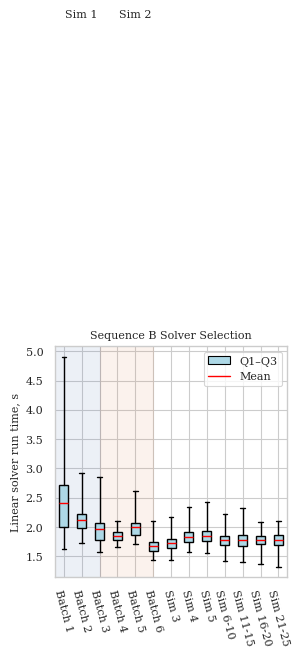
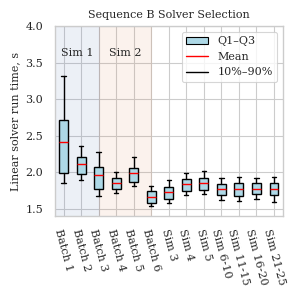
Code edit (unified diff) that turned the first committed figure into the second:
--- before
+++ after
@@ -33,5 +33,5 @@
     meanprops=dict(linestyle="-", linewidth=1, color="red"),  # mean as red line
     flierprops=dict(marker="", linestyle="none"),  # disables outliers
-    whis=[0, 100],  # whiskers go to min and max
+    whis=[10, 90],
 )
 
@@ -43,6 +43,6 @@
     rotation=-75
 )
-plt.text(2, 10.7, 'Sim 1', ha='center')
-plt.text(5, 10.7, 'Sim 2', ha='center')
+plt.text(1.8, 3.6, 'Sim 1', ha='center')
+plt.text(4.5, 3.6, 'Sim 2', ha='center')
 
 plt.xlim(left=0.5)
@@ -51,7 +51,8 @@
 mean_line = mlines.Line2D([], [], color='red', linestyle='-', linewidth=1, label='Mean')
 iqr_box = mpatches.Patch(facecolor='lightblue', edgecolor='black', label='Q1–Q3')
-plt.legend(handles=[iqr_box, mean_line], loc='upper right')
+whiskers_legend = mlines.Line2D([], [], color='black', linewidth=1, label='10%–90%')
+plt.legend(handles=[iqr_box, mean_line, whiskers_legend], loc='upper right')
 
-# plt.xlabel("Batch number Sequence B")
+plt.ylim(top=4, bottom=1.4)
 plt.ylabel(r"Linear solver run time, s")
 plt.tight_layout()

Commit: Changes in the notebooks